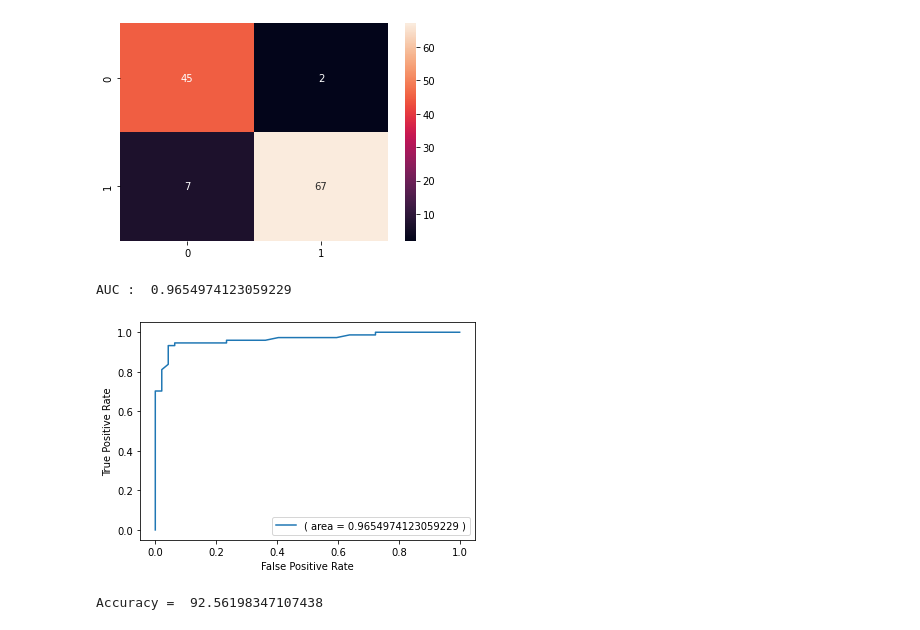
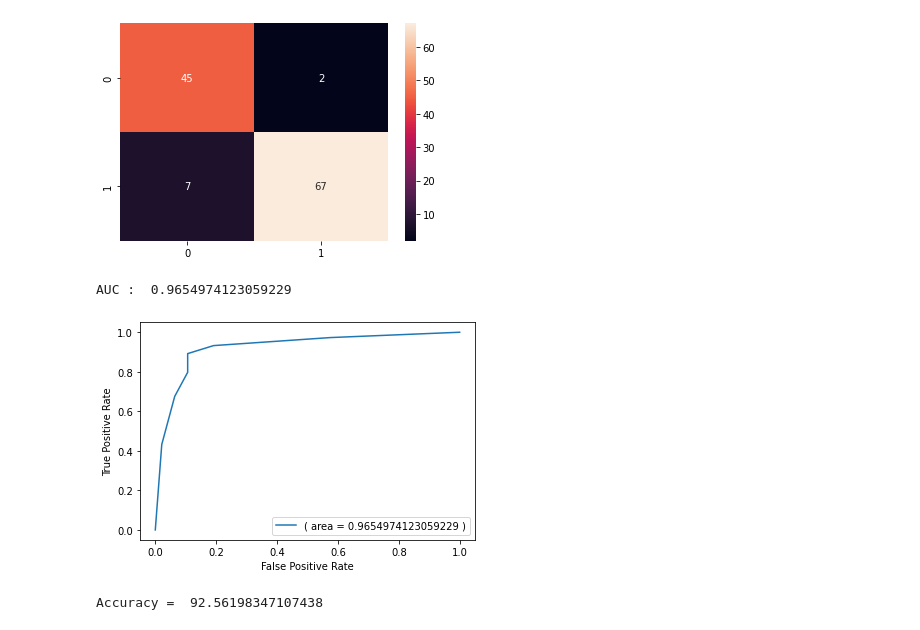
Before and after one commit to Thasneem-vazim/Depression-detection-30-features-available-dataset, a Jupyter notebook: Select_K_Best.ipynb, the cells around one changed output. Cells and saved outputs as stored; diff of their text form; code cells hidden in the pictures.

```diff
--- a/Select_K_Best.ipynb
+++ b/Select_K_Best.ipynb
@@ -356,17 +356,17 @@ weighted avg       0.93      0.93      0.93       121
 # %%
 y_predictionKNN_proba=ADABoostClassification.predict_proba(X_testSelectedFeature)[:,1]
 AUCKNN=metrics.roc_auc_score(y_test,y_predictionKNN_proba)
 print("AUC : ",AUCKNN)
-fprKNN, tprKNN, thresholds = metrics.roc_curve(y_test,y_predictionKNN_proba)
+fprAda, tprAda, thresholds = metrics.roc_curve(y_test,y_predictionKNN_proba)
 
 plt.plot(fprKNN,tprKNN,label="( area = "+str(AUCKNN)+" )")
 plt.xlabel('False Positive Rate')
 plt.ylabel('True Positive Rate')
 plt.legend(loc=4)
 plt.show()
 # %% [output]
 AUC :  0.9654974123059229
-[figure, old version]
+[figure, new version]
 # %%
 prediction=ADABoostClassification.predict(X_testSelectedFeature)
 print('Accuracy = ', metrics.accuracy_score(y_test, prediction)*100)
```
Also changed, not shown: parts of 5 cells of this notebook.
